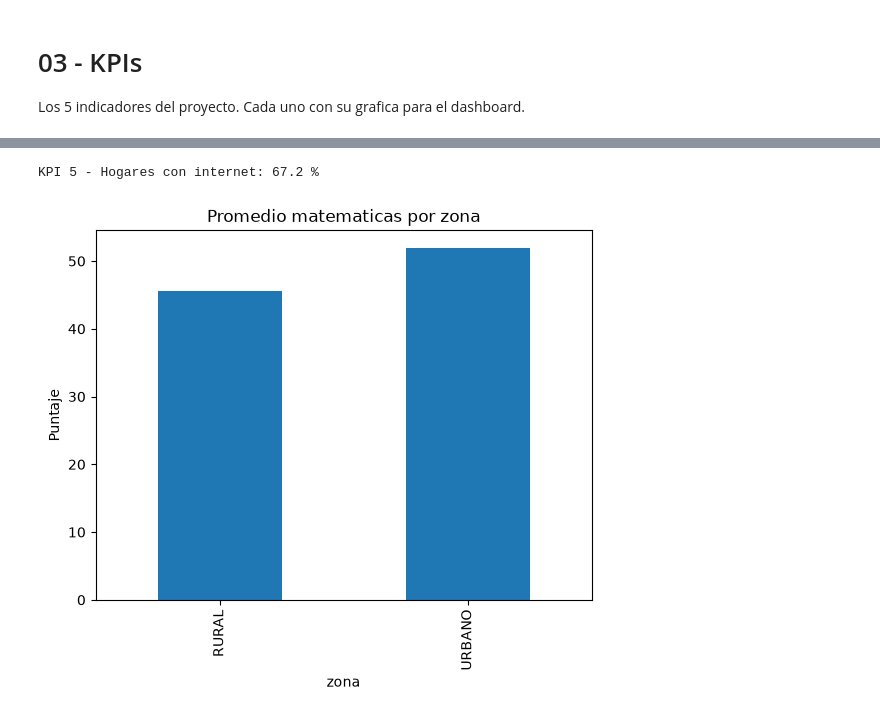
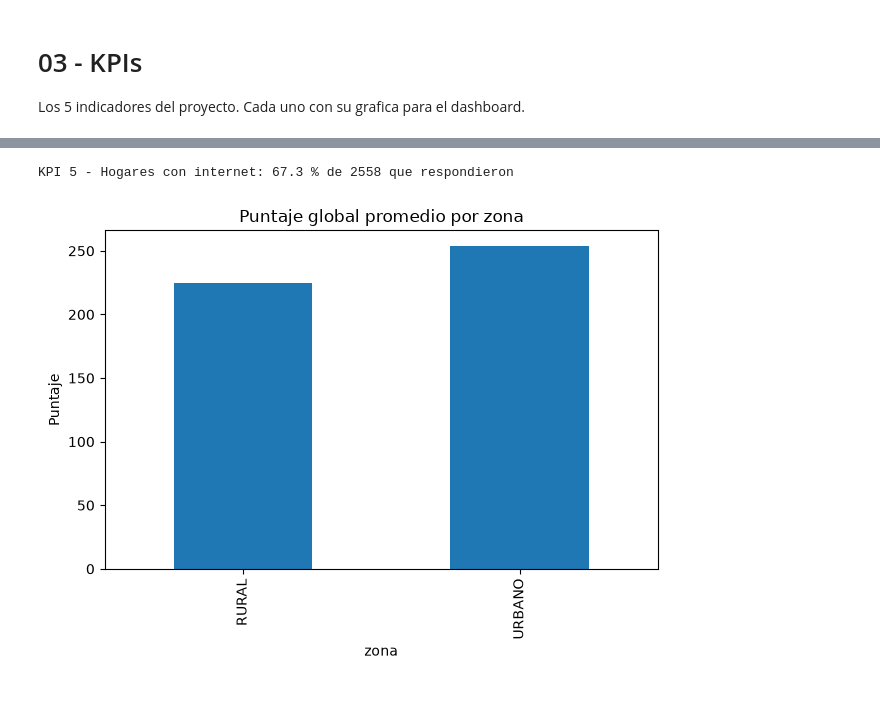
Before and after one commit to Juan-David1001/analisis-datos-educacion, a Jupyter notebook: notebooks/03_kpis.ipynb, the cells around one changed output, grey strips where cells are left out. Cells and saved outputs as stored; diff of their text form; code cells hidden in the pictures.

```diff
--- a/notebooks/03_kpis.ipynb
+++ b/notebooks/03_kpis.ipynb
@@ -32,12 +32,16 @@ KPI 4 - Brecha rural-urbana: 31.3 puntos
 # %%
-kpi5 = (tabla['internet'] == 'Si').mean() * 100
-print('KPI 5 - Hogares con internet:', round(kpi5, 1), '%')
+# Se calcula sobre los que respondieron si o no, los "No informado" no cuentan
+respondieron = tabla[tabla['internet'].isin(['Si', 'No'])]
+kpi5 = (respondieron['internet'] == 'Si').mean() * 100
+print('KPI 5 - Hogares con internet:', round(kpi5, 1), '% de', len(respondieron), 'que respondieron')
 # %% [output]
-KPI 5 - Hogares con internet: 67.2 %
+KPI 5 - Hogares con internet: 67.3 % de 2558 que respondieron
 # %%
-tabla.groupby('zona')['matematicas'].mean().plot(kind='bar')
-plt.title('Promedio matematicas por zona')
+tabla.groupby('zona')['global'].mean().plot(kind='bar')
+plt.title('Puntaje global promedio por zona')
 plt.ylabel('Puntaje')
+plt.tight_layout()
+plt.savefig('../docs/img/promedio_por_zona.png')
 plt.show()
 # %% [output]
-[figure, old version]
+[figure, new version]
```
Also changed, not shown: parts of 5 cells of this notebook, 14 other files.
